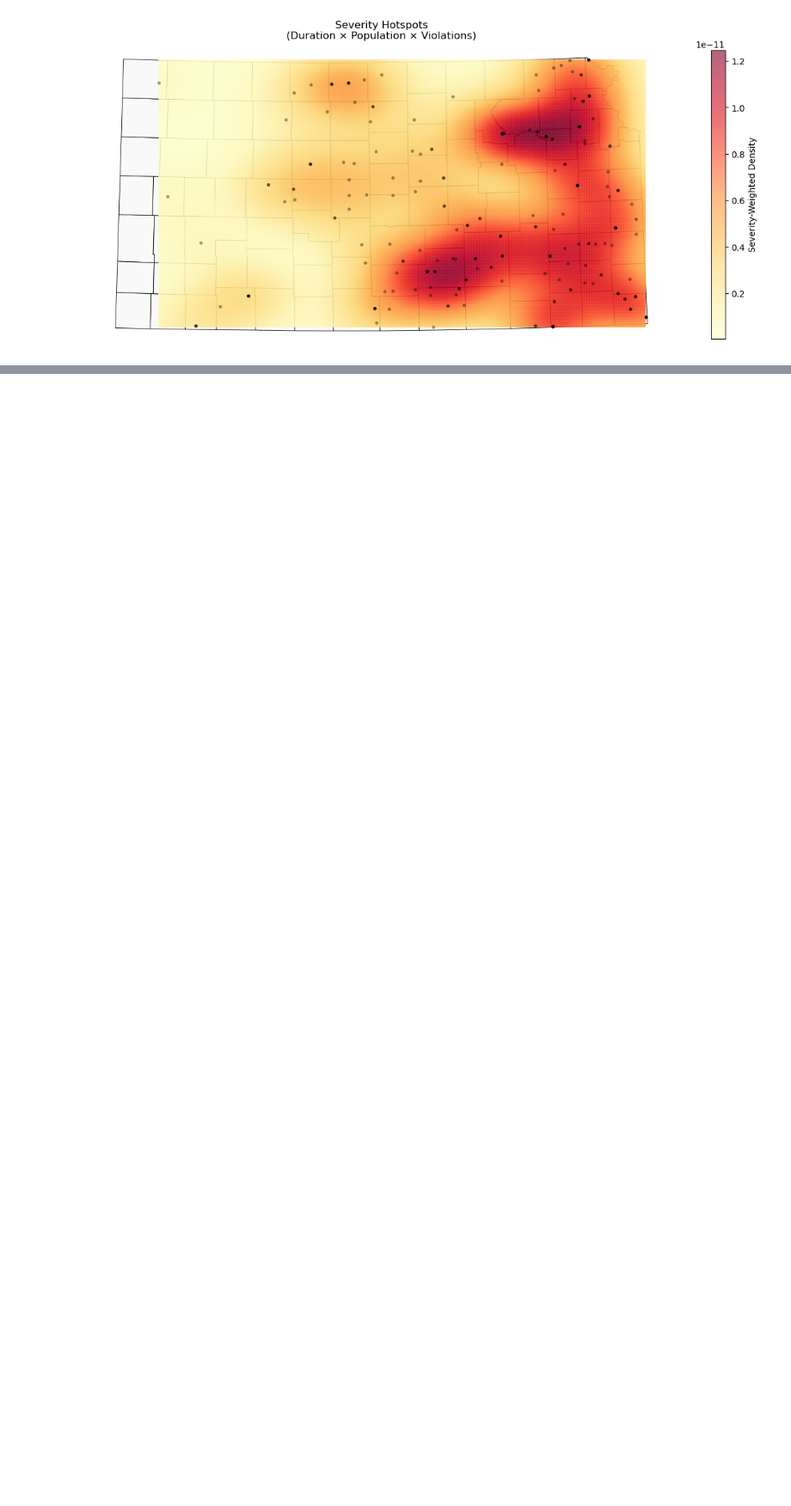
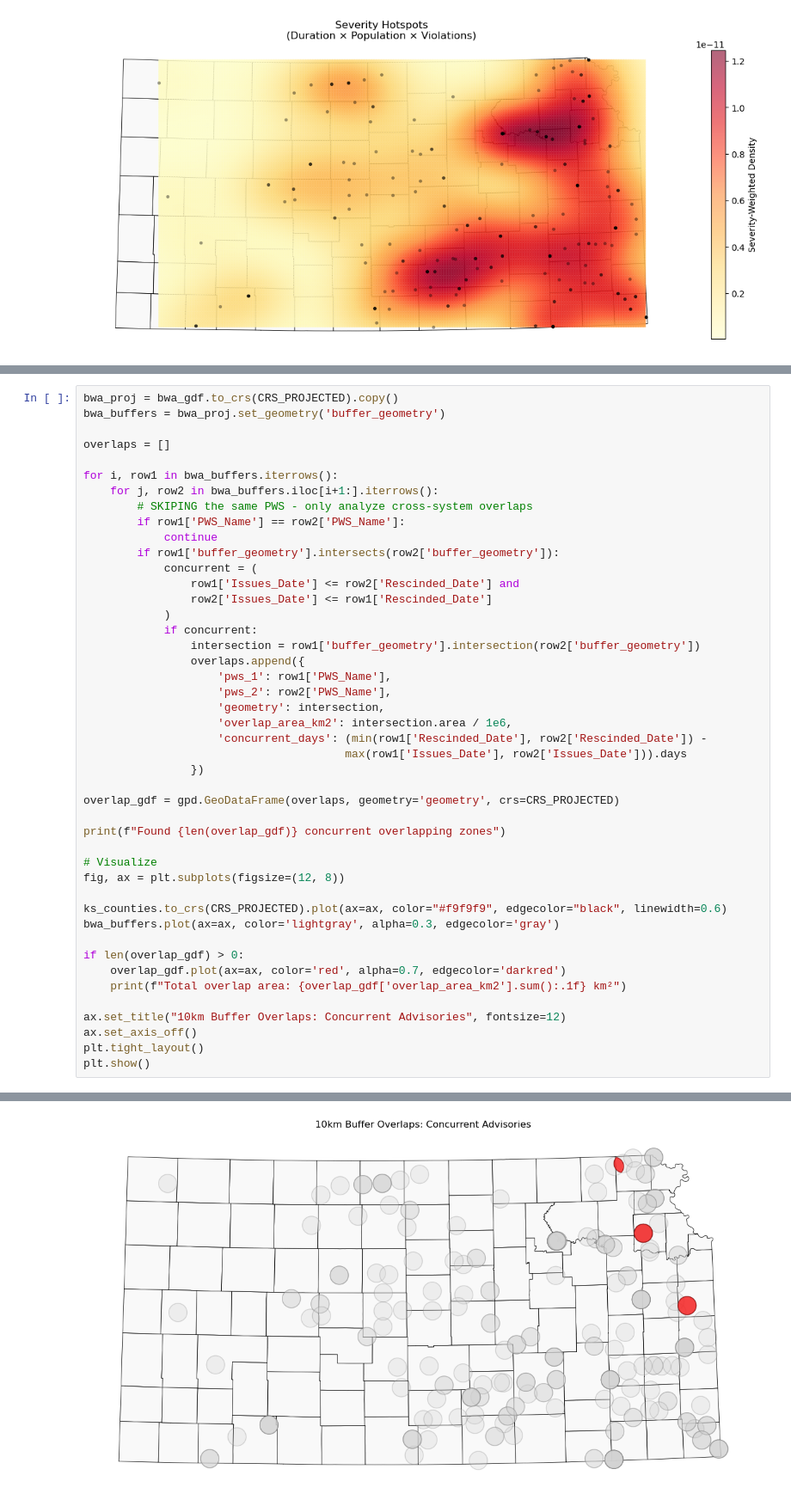
Before and after one commit to arunrimal/boil-water-advisory, a Jupyter notebook: notebooks/visualization.ipynb, the cells around one changed output, grey strips where cells are left out. Shown at 86% size. Drawn from its saved outputs; the diff is of its cells as text; blank space fills up the shorter version.

Commit message:
added overlap cases and repeat offender

```diff
--- a/notebooks/visualization.ipynb
+++ b/notebooks/visualization.ipynb
@@ -546,0 +551,46 @@ plt.show()
+# %%
+bwa_proj = bwa_gdf.to_crs(CRS_PROJECTED).copy()
+bwa_buffers = bwa_proj.set_geometry('buffer_geometry')
+
+overlaps = []
+
+for i, row1 in bwa_buffers.iterrows():
+    for j, row2 in bwa_buffers.iloc[i+1:].iterrows():
+        # SKIPING the same PWS - only analyze cross-system overlaps
+        if row1['PWS_Name'] == row2['PWS_Name']:
+            continue
+        if row1['buffer_geometry'].intersects(row2['buffer_geometry']):
+            concurrent = (
+                row1['Issues_Date'] <= row2['Rescinded_Date'] and
+                row2['Issues_Date'] <= row1['Rescinded_Date']
+            )
+            if concurrent:
+                intersection = row1['buffer_geometry'].intersection(row2['buffer_geometry'])
+                overlaps.append({
+                    'pws_1': row1['PWS_Name'],
+                    'pws_2': row2['PWS_Name'],
+                    'geometry': intersection,
+                    'overlap_area_km2': intersection.area / 1e6,
+                    'concurrent_days': (min(row1['Rescinded_Date'], row2['Rescinded_Date']) -
+                                       max(row1['Issues_Date'], row2['Issues_Date'])).days
+                })
+
+overlap_gdf = gpd.GeoDataFrame(overlaps, geometry='geometry', crs=CRS_PROJECTED)
+
+print(f"Found {len(overlap_gdf)} concurrent overlapping zones")
+
+# Visualize
+fig, ax = plt.subplots(figsize=(12, 8))
+
+ks_counties.to_crs(CRS_PROJECTED).plot(ax=ax, color="#f9f9f9", edgecolor="black", linewidth=0.6)
+bwa_buffers.plot(ax=ax, color='lightgray', alpha=0.3, edgecolor='gray')
+
+if len(overlap_gdf) > 0:
+    overlap_gdf.plot(ax=ax, color='red', alpha=0.7, edgecolor='darkred')
+    print(f"Total overlap area: {overlap_gdf['overlap_area_km2'].sum():.1f} km²")
+
+ax.set_title("10km Buffer Overlaps: Concurrent Advisories", fontsize=12)
+ax.set_axis_off()
+plt.tight_layout()
+plt.show()
+# %% [output]
@@ -546,0 +599 @@ plt.show()
+[figure, added]
```
Also changed, not shown: parts of 8 cells of this notebook.
